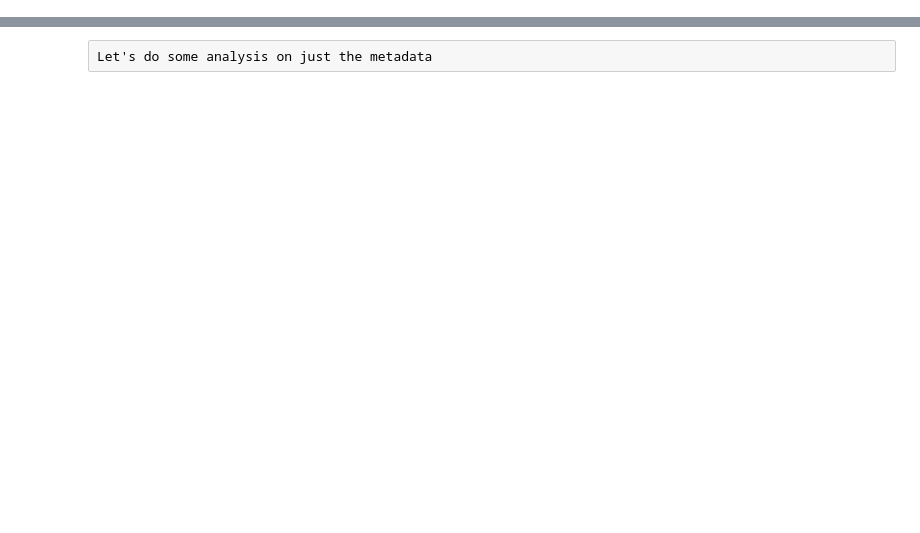
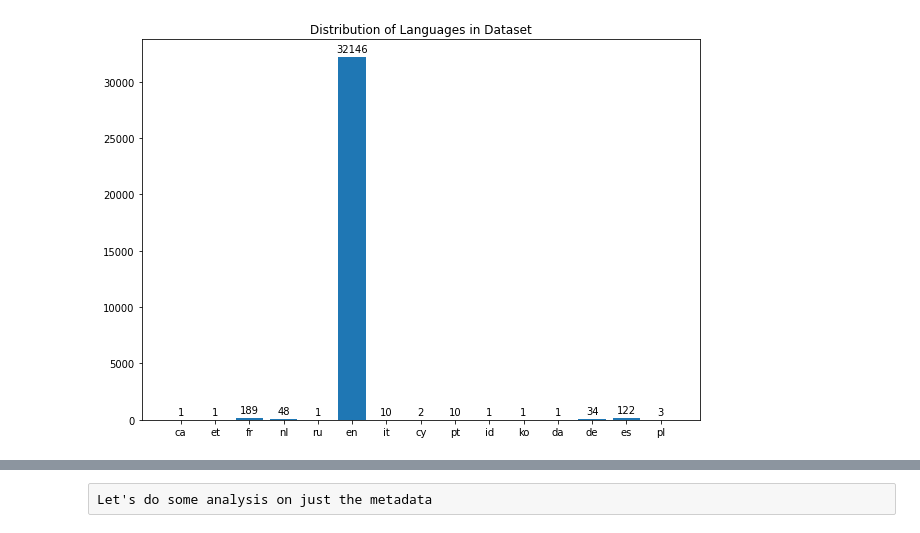
Before and after one commit to rtg901111/Corona-NLP-Project, a Jupyter notebook: Project.ipynb, the cells around one changed output, grey strips where cells are left out. Cells and saved outputs as stored; diff of their text form; code cells hidden in the pictures; blank space fills up the shorter version.

```diff
--- a/Project.ipynb
+++ b/Project.ipynb
@@ -306,0 +26,3 @@ def SearchDocument(query,size=1000):
+# %%
+data = pd.read_csv('data.csv')
+data.shape
@@ -306,0 +70,8 @@ def SearchDocument(query,size=1000):
+# %%
+#Body text data that might be useful
+data['body_word_count'] = data['body_text'].apply(lambda x: len(x.strip().split()))  # word count in body
+data['body_unique_words']= data['body_text'].apply(lambda x:len(set(str(x).split())))
+# %%
+data.drop_duplicates(['abstract', 'body_text'], inplace=True)
+data['abstract'].describe(include='all')
+data.dropna(inplace=True)
@@ -306,0 +112,8 @@ def SearchDocument(query,size=1000):
+# %%
+languages_dict = {}
+for lang in set(languages):
+    languages_dict[lang] = languages.count(lang)
+
+data['language'] = languages
+for key,value in languages_dict.items():
+    print(str(key) +' : ' + str(value))
@@ -306,0 +136,21 @@ def SearchDocument(query,size=1000):
+# %%
+fig, ax = plt.subplots(figsize=(10,7))
+fig.size = (40,20)
+graph = ax.bar(range(len(languages_dict)), list(languages_dict.values()))
+plt.xticks(range(len(languages_dict)), list(languages_dict.keys()))
+#plt.pie(list(languages_dict.values()), labels=list(languages_dict.keys()))
+ax.set_title("Distribution of Languages in Dataset")
+def autolabel(rects):
+    """Attach a text label above each bar in *rects*, displaying its height."""
+    for rect in rects:
+        height = rect.get_height()
+        ax.annotate('{}'.format(height),
+                    xy=(rect.get_x() + rect.get_width() / 2, height),
+                    xytext=(0, 3),  # 3 points vertical offset
+                    textcoords="offset points",
+                    ha='center', va='bottom')
+
+autolabel(graph)
+plt.show()
+# %% [output]
+[figure, added]
```
Also changed, not shown: parts of 71 cells of this notebook, 2 other files.
